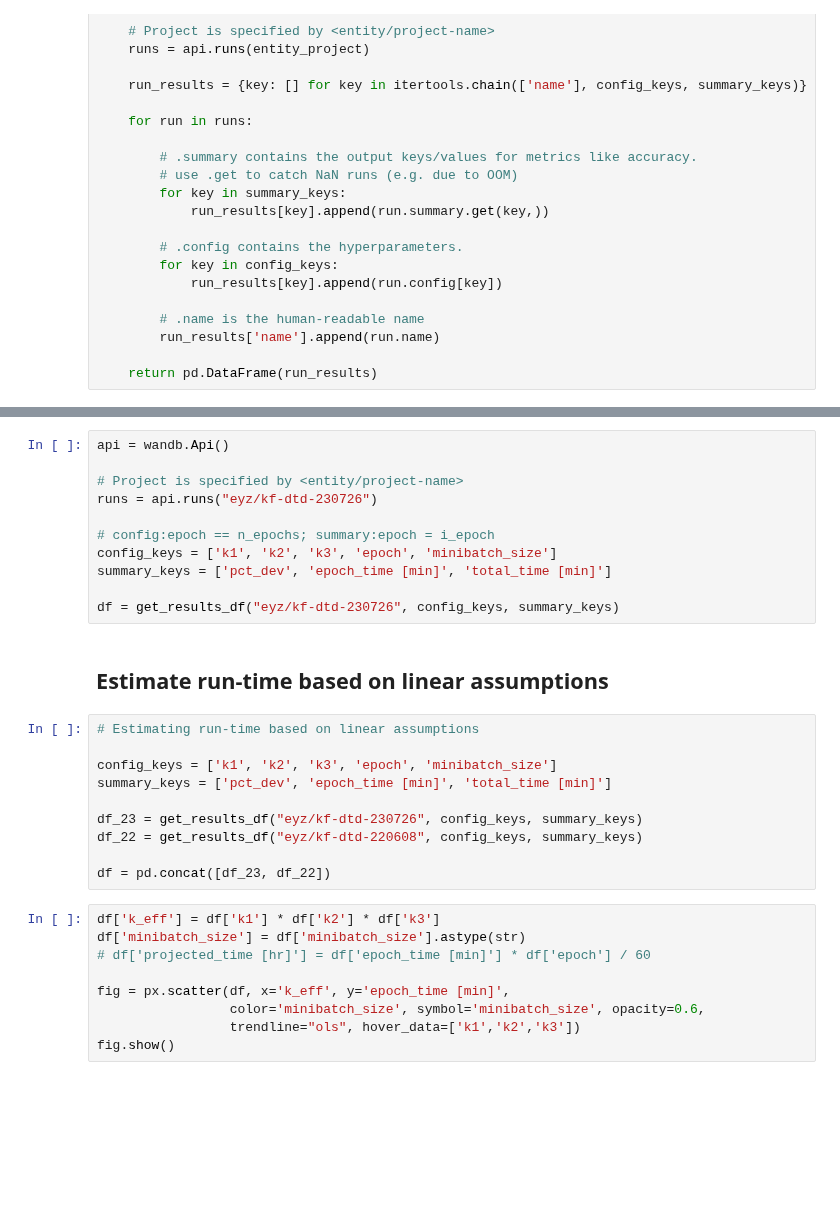
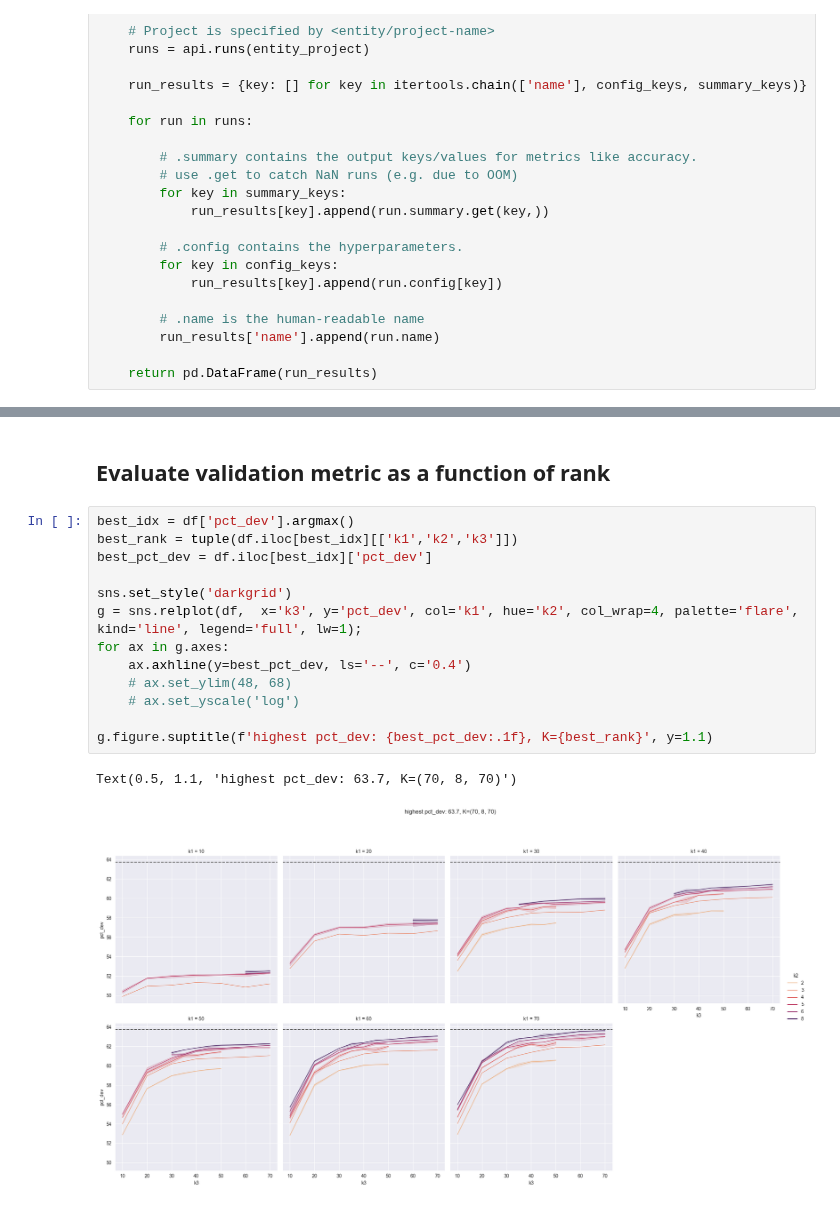
Before and after one commit to lindermanlab/dirichlet-tucker, a Jupyter notebook: analysis/kf_cv_results.ipynb, the cells around one changed output, grey strips where cells are left out. Saved outputs shown, nothing was run; the diff lists cells and outputs as text; blank space fills up the shorter version.

```diff
--- a/analysis/kf_cv_results.ipynb
+++ b/analysis/kf_cv_results.ipynb
@@ -127,32 +100,18 @@ fig.show()
-# %%
-api = wandb.Api()
-
-# Project is specified by <entity/project-name>
-runs = api.runs("eyz/kf-dtd-230726")
-
-# config:epoch == n_epochs; summary:epoch = i_epoch
-config_keys = ['k1', 'k2', 'k3', 'epoch', 'minibatch_size']
-summary_keys = ['pct_dev', 'epoch_time [min]', 'total_time [min]']
-
-df = get_results_df("eyz/kf-dtd-230726", config_keys, summary_keys)
-# %% [markdown]
-## Estimate run-time based on linear assumptions
-# %%
-# Estimating run-time based on linear assumptions
-
-config_keys = ['k1', 'k2', 'k3', 'epoch', 'minibatch_size']
-summary_keys = ['pct_dev', 'epoch_time [min]', 'total_time [min]']
-
-df_23 = get_results_df("eyz/kf-dtd-230726", config_keys, summary_keys)
-df_22 = get_results_df("eyz/kf-dtd-220608", config_keys, summary_keys)
-
-df = pd.concat([df_23, df_22])
-# %%
-df['k_eff'] = df['k1'] * df['k2'] * df['k3']
-df['minibatch_size'] = df['minibatch_size'].astype(str)
-# df['projected_time [hr]'] = df['epoch_time [min]'] * df['epoch'] / 60
-
-fig = px.scatter(df, x='k_eff', y='epoch_time [min]',
-                 color='minibatch_size', symbol='minibatch_size', opacity=0.6,
-                 trendline="ols", hover_data=['k1','k2','k3'])
-fig.show()
+# %% [markdown]
+## Evaluate validation metric as a function of rank
+# %%
+best_idx = df['pct_dev'].argmax()
+best_rank = tuple(df.iloc[best_idx][['k1','k2','k3']])
+best_pct_dev = df.iloc[best_idx]['pct_dev']
+
+sns.set_style('darkgrid')
+g = sns.relplot(df,  x='k3', y='pct_dev', col='k1', hue='k2', col_wrap=4, palette='flare', kind='line', legend='full', lw=1);
+for ax in g.axes:
+    ax.axhline(y=best_pct_dev, ls='--', c='0.4')
+    # ax.set_ylim(48, 68)
+    # ax.set_yscale('log')
+
+g.figure.suptitle(f'highest pct_dev: {best_pct_dev:.1f}, K={best_rank}', y=1.1)
+# %% [output]
+Text(0.5, 1.1, 'highest pct_dev: 63.7, K=(70, 8, 70)')
+[figure, added]
```
Also changed, not shown: parts of 21 cells of this notebook.
